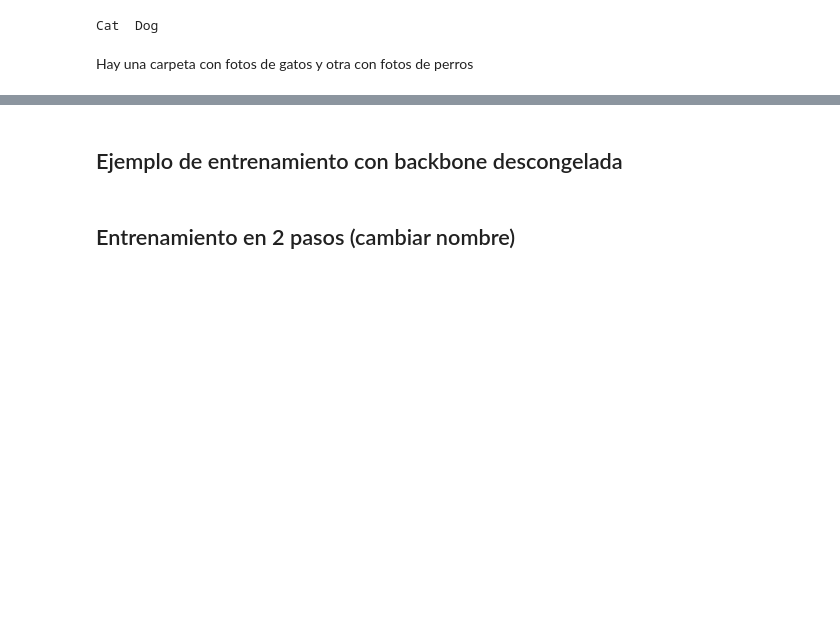
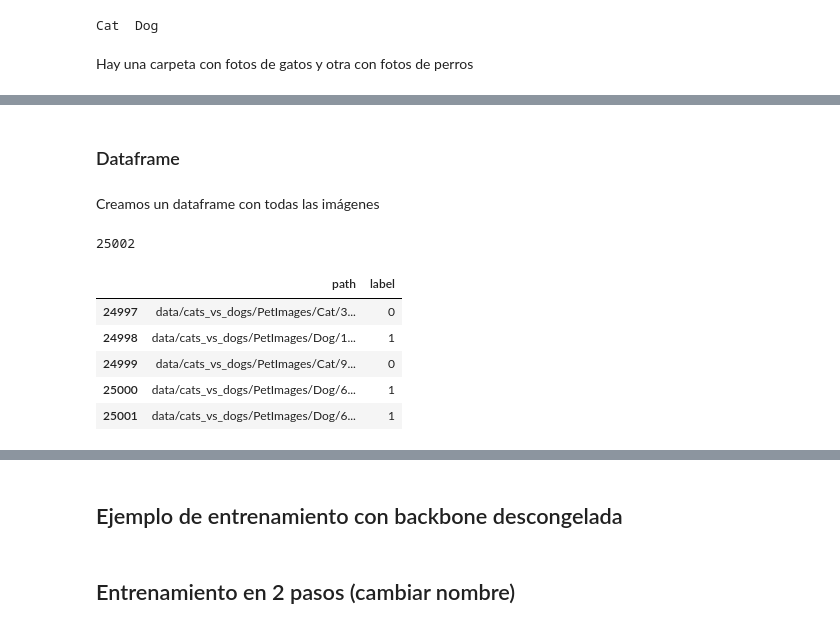
Before and after one commit to maximofn/Curso_Pytorch, a Jupyter notebook: 04 Redes convolucionales/16 Backbone congelada y descongelada.ipynb, the cells around one changed output, grey strips where cells are left out. Drawn from its saved outputs; the diff is of its cells as text; code cells hidden in the pictures; blank space fills up the shorter version.

```diff
--- a/04 Redes convolucionales/16 Backbone congelada y descongelada.ipynb
+++ b/04 Redes convolucionales/16 Backbone congelada y descongelada.ipynb
@@ -85,0 +99,23 @@ Pruebe 'ls --help' para más información.
+# %% [markdown]
+### Dataframe
+# %% [markdown]
+Creamos un dataframe con todas las imágenes
+# %%
+import os
+import pandas as pd
+
+df_cats = pd.DataFrame({'path': [os.path.join('data/cats_vs_dogs/PetImages/Cat', x) for x in os.listdir('data/cats_vs_dogs/PetImages/Cat')]})
+df_cats['label'] = 0
+df_dogs = pd.DataFrame({'path': [os.path.join('data/cats_vs_dogs/PetImages/Dog', x) for x in os.listdir('data/cats_vs_dogs/PetImages/Dog')]})
+df_dogs['label'] = 1
+df = pd.concat([df_cats, df_dogs], axis=0).reset_index(drop=True)
+df = df.sample(frac=1).reset_index(drop=True)   # suffle df
+df.head()
+# %% [output]
+25002
+|  | path | label |
+| 24997 | data/cats_vs_dogs/PetImages/Cat/3... | 0 |
+| 24998 | data/cats_vs_dogs/PetImages/Dog/1... | 1 |
+| 24999 | data/cats_vs_dogs/PetImages/Cat/9... | 0 |
+| 25000 | data/cats_vs_dogs/PetImages/Dog/6... | 1 |
+| 25001 | data/cats_vs_dogs/PetImages/Dog/6... | 1 |
```
Also changed, not shown: parts of 17 cells of this notebook.
